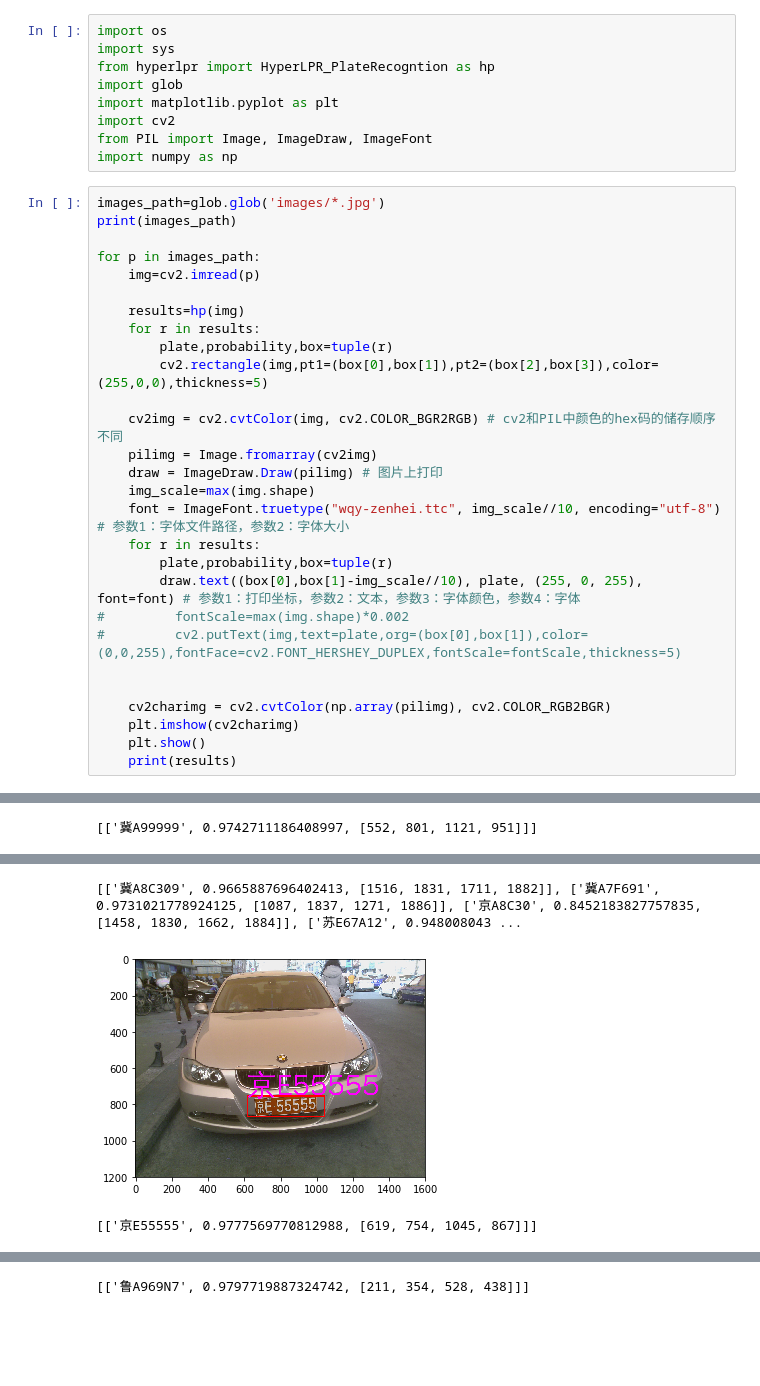
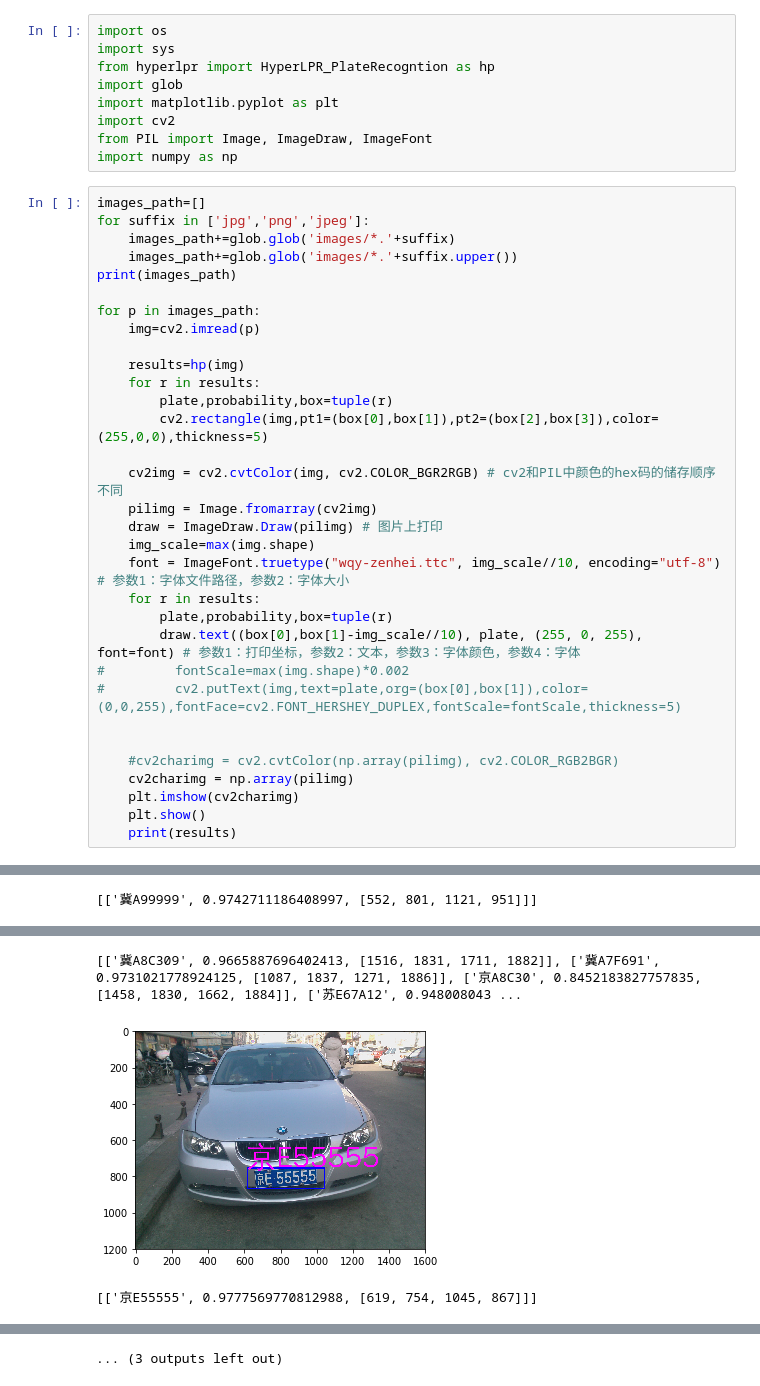
Before and after one commit to ISCAS007/demo, a Jupyter notebook: plate/plate.ipynb, the cells around one changed output, grey strips where cells are left out. Cells and saved outputs as stored; diff of their text form; blank space fills up the shorter version.

```diff
--- a/plate/plate.ipynb
+++ b/plate/plate.ipynb
@@ -8,7 +8,10 @@ import cv2
 from PIL import Image, ImageDraw, ImageFont
 import numpy as np
 # %%
-images_path=glob.glob('images/*.jpg')
+images_path=[]
+for suffix in ['jpg','png','jpeg']:
+    images_path+=glob.glob('images/*.'+suffix)
+    images_path+=glob.glob('images/*.'+suffix.upper())
 print(images_path)
 
 for p in images_path:
@@ -31,7 +34,8 @@ for p in images_path:
 #         cv2.putText(img,text=plate,org=(box[0],box[1]),color=(0,0,255),fontFace=cv2.FONT_HERSHEY_DUPLEX,fontScale=fontScale,thickness=5)
 
 
-    cv2charimg = cv2.cvtColor(np.array(pilimg), cv2.COLOR_RGB2BGR)
+    #cv2charimg = cv2.cvtColor(np.array(pilimg), cv2.COLOR_RGB2BGR)
+    cv2charimg = np.array(pilimg)
     plt.imshow(cv2charimg)
     plt.show()
     print(results)
@@ -47,3 +51,3 @@ for p in images_path:
 [['冀A8C309', 0.9665887696402413, [1516, 1831, 1711, 1882]], ['冀A7F691', 0.9731021778924125, [1087, 1837, 1271, 1886]], ['京A8C30', 0.8452183827757835, [1458, 1830, 1662, 1884]], ['苏E67A12', 0.948008043 ...
-[figure, old version]
+[figure, new version]
 [['京E55555', 0.9777569770812988, [619, 754, 1045, 867]]]
@@ -51 +55 @@ for p in images_path:
-[['鲁A969N7', 0.9797719887324742, [211, 354, 528, 438]]]
+... (3 outputs left out)
```
Also changed, not shown: parts of 1 cell of this notebook, 1 other file.
